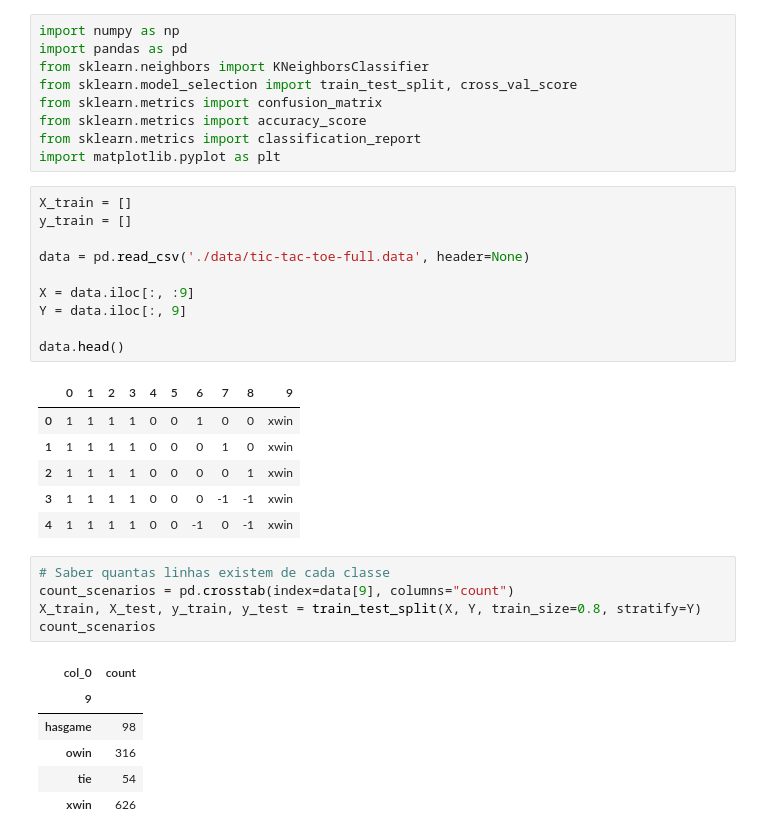
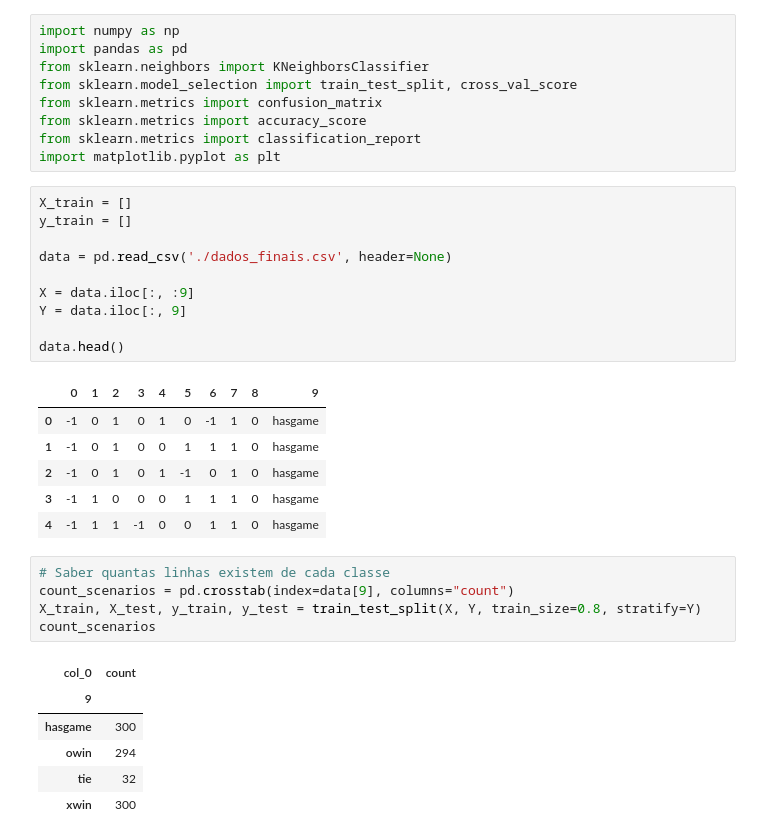
Before and after one commit to carolinaferreiraPUCRS/Inteligencia_Artifical, a Jupyter notebook: Trabalho01/k_NN.ipynb, the cells around one changed output. Drawn from its saved outputs; the diff is of its cells as text.

```diff
--- a/Trabalho01/k_NN.ipynb
+++ b/Trabalho01/k_NN.ipynb
@@ -31,20 +32,20 @@ import matplotlib.pyplot as plt
 # %%
 X_train = []
 y_train = []
 
-data = pd.read_csv('./data/tic-tac-toe-full.data', header=None)
+data = pd.read_csv('./dados_finais.csv', header=None)
 
 X = data.iloc[:, :9]
 Y = data.iloc[:, 9]
 
 data.head()
 # %% [output]
 |  | 0 | 1 | 2 | 3 | 4 | 5 | 6 | 7 | 8 | 9 |
-| 0 | 1 | 1 | 1 | 1 | 0 | 0 | 1 | 0 | 0 | xwin |
-| 1 | 1 | 1 | 1 | 1 | 0 | 0 | 0 | 1 | 0 | xwin |
-| 2 | 1 | 1 | 1 | 1 | 0 | 0 | 0 | 0 | 1 | xwin |
-| 3 | 1 | 1 | 1 | 1 | 0 | 0 | 0 | -1 | -1 | xwin |
-| 4 | 1 | 1 | 1 | 1 | 0 | 0 | -1 | 0 | -1 | xwin |
+| 0 | -1 | 0 | 1 | 0 | 1 | 0 | -1 | 1 | 0 | hasgame |
+| 1 | -1 | 0 | 1 | 0 | 0 | 1 | 1 | 1 | 0 | hasgame |
+| 2 | -1 | 0 | 1 | 0 | 1 | -1 | 0 | 1 | 0 | hasgame |
+| 3 | -1 | 1 | 0 | 0 | 0 | 1 | 1 | 1 | 0 | hasgame |
+| 4 | -1 | 1 | 1 | -1 | 0 | 0 | 1 | 1 | 0 | hasgame |
 # %%
 # Saber quantas linhas existem de cada classe
 count_scenarios = pd.crosstab(index=data[9], columns="count")
@@ -53,10 +54,10 @@ count_scenarios
 # %% [output]
 | col_0 | count |
 | 9 |  |
-| hasgame | 98 |
-| owin | 316 |
-| tie | 54 |
-| xwin | 626 |
+| hasgame | 300 |
+| owin | 294 |
+| tie | 32 |
+| xwin | 300 |
 # %%
 
 # Avaliar diferentes valores de k
```
Also changed, not shown: parts of 5 cells of this notebook, 1 other file.
